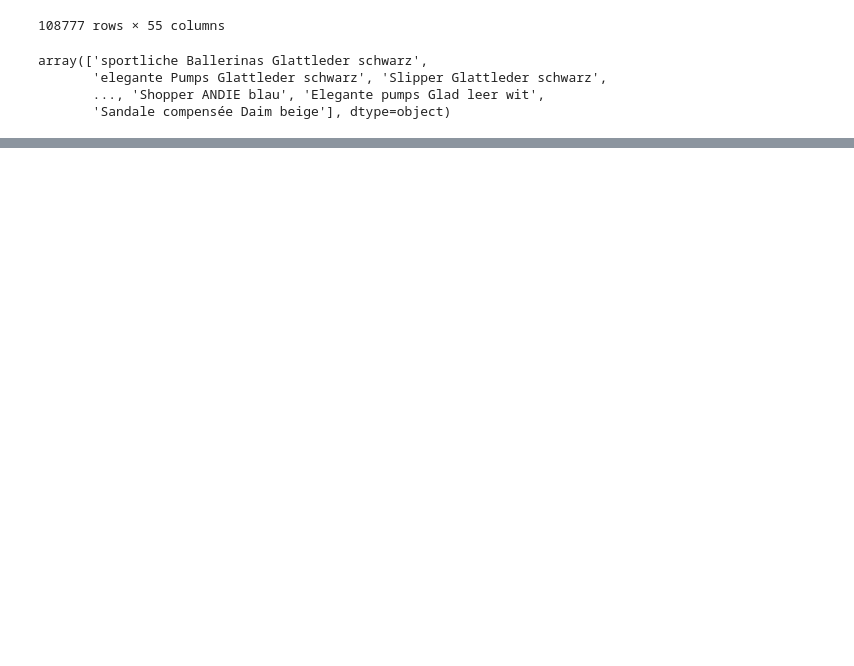
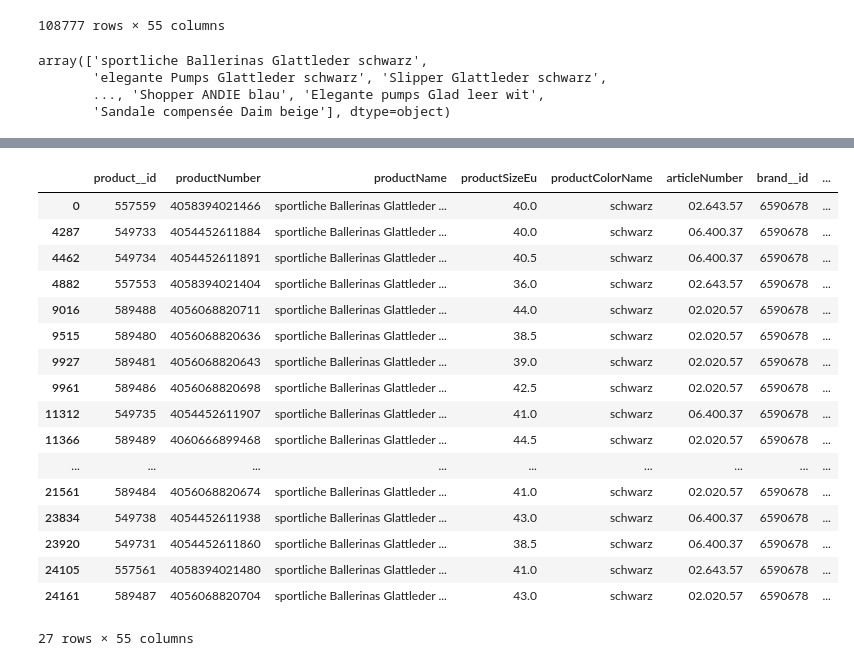
Before and after one commit to tomhuber96/master-thesis-practical-part, a Jupyter notebook: EDA/gabor-only-products-remove-variants.ipynb, the cells around one changed output, grey strips where cells are left out. Cells and saved outputs as stored; diff of their text form; code cells hidden in the pictures; blank space fills up the shorter version.

Commit message:
feat(eda): gabor add variant id to only_one_product df

```diff
--- a/EDA/gabor-only-products-remove-variants.ipynb
+++ b/EDA/gabor-only-products-remove-variants.ipynb
@@ -31,3 +31,22 @@ array(['sportliche Ballerinas Glattleder schwarz',
        'elegante Pumps Glattleder schwarz', 'Slipper Glattleder schwarz',
        ..., 'Shopper ANDIE blau', 'Elegante pumps Glad leer wit',
        'Sandale compensée Daim beige'], dtype=object)
+# %%
+pd.set_option('display.max_colwidth', None)
+duplicates_mask = product_data.duplicated(subset=['productName', 'productColorName', 'mainCategory__id'], keep='first')
+df_no_duplicates = product_data[~duplicates_mask]
+
+# Grouping by the specified columns and aggregating product__id values as lists
+duplicate_product_ids = product_data.groupby(['productName', 'productColorName', 'mainCategory__id'])['product__id'].agg(list).reset_index()
+display(duplicate_product_ids)
+# Merging the duplicate_product_ids with df_no_duplicates based on common columns
+df_no_duplicates = df_no_duplicates.merge(duplicate_product_ids, on=['productName', 'productColorName', 'mainCategory__id'], how='left')
+
+# Renaming the new column
+df_no_duplicates.rename(columns={'product__id_y': 'duplicate_product__ids'}, inplace=True)
+
+# Dropping the unnecessary columns
+df_no_duplicates.rename(columns={'product__id_x': 'main_product_id'}, inplace=True)
+
+# Displaying the final DataFrame
+display(df_no_duplicates)
@@ -34,2 +80,23 @@ array(['sportliche Ballerinas Glattleder schwarz',
+# %%
+product_data[product_data['product__id'].isin(df_no_duplicates['duplicate_product__ids'][0])]
+# %% [output]
+|  | product__id | productNumber | productName | productSizeEu | productColorName | articleNumber | brand__id | ... |
+| 0 | 557559 | 4058394021466 | sportliche Ballerinas Glattleder ... | 40.0 | schwarz | 02.643.57 | 6590678 | ... |
+| 4287 | 549733 | 4054452611884 | sportliche Ballerinas Glattleder ... | 40.0 | schwarz | 06.400.37 | 6590678 | ... |
+| 4462 | 549734 | 4054452611891 | sportliche Ballerinas Glattleder ... | 40.5 | schwarz | 06.400.37 | 6590678 | ... |
+| 4882 | 557553 | 4058394021404 | sportliche Ballerinas Glattleder ... | 36.0 | schwarz | 02.643.57 | 6590678 | ... |
+| 9016 | 589488 | 4056068820711 | sportliche Ballerinas Glattleder ... | 44.0 | schwarz | 02.020.57 | 6590678 | ... |
+| 9515 | 589480 | 4056068820636 | sportliche Ballerinas Glattleder ... | 38.5 | schwarz | 02.020.57 | 6590678 | ... |
+| 9927 | 589481 | 4056068820643 | sportliche Ballerinas Glattleder ... | 39.0 | schwarz | 02.020.57 | 6590678 | ... |
+| 9961 | 589486 | 4056068820698 | sportliche Ballerinas Glattleder ... | 42.5 | schwarz | 02.020.57 | 6590678 | ... |
+| 11312 | 549735 | 4054452611907 | sportliche Ballerinas Glattleder ... | 41.0 | schwarz | 06.400.37 | 6590678 | ... |
+| 11366 | 589489 | 4060666899468 | sportliche Ballerinas Glattleder ... | 44.5 | schwarz | 02.020.57 | 6590678 | ... |
+| ... | ... | ... | ... | ... | ... | ... | ... | ... |
+| 21561 | 589484 | 4056068820674 | sportliche Ballerinas Glattleder ... | 41.0 | schwarz | 02.020.57 | 6590678 | ... |
+| 23834 | 549738 | 4054452611938 | sportliche Ballerinas Glattleder ... | 43.0 | schwarz | 06.400.37 | 6590678 | ... |
+| 23920 | 549731 | 4054452611860 | sportliche Ballerinas Glattleder ... | 38.5 | schwarz | 06.400.37 | 6590678 | ... |
+| 24105 | 557561 | 4058394021480 | sportliche Ballerinas Glattleder ... | 41.0 | schwarz | 02.643.57 | 6590678 | ... |
+| 24161 | 589487 | 4056068820704 | sportliche Ballerinas Glattleder ... | 43.0 | schwarz | 02.020.57 | 6590678 | ... |
+27 rows × 55 columns
 # %%
 duplicates_mask = product_data.duplicated(subset=['productName', 'productColorName', 'mainCategory__id'], keep='first')
```
Also changed, not shown: parts of 3 cells of this notebook.
